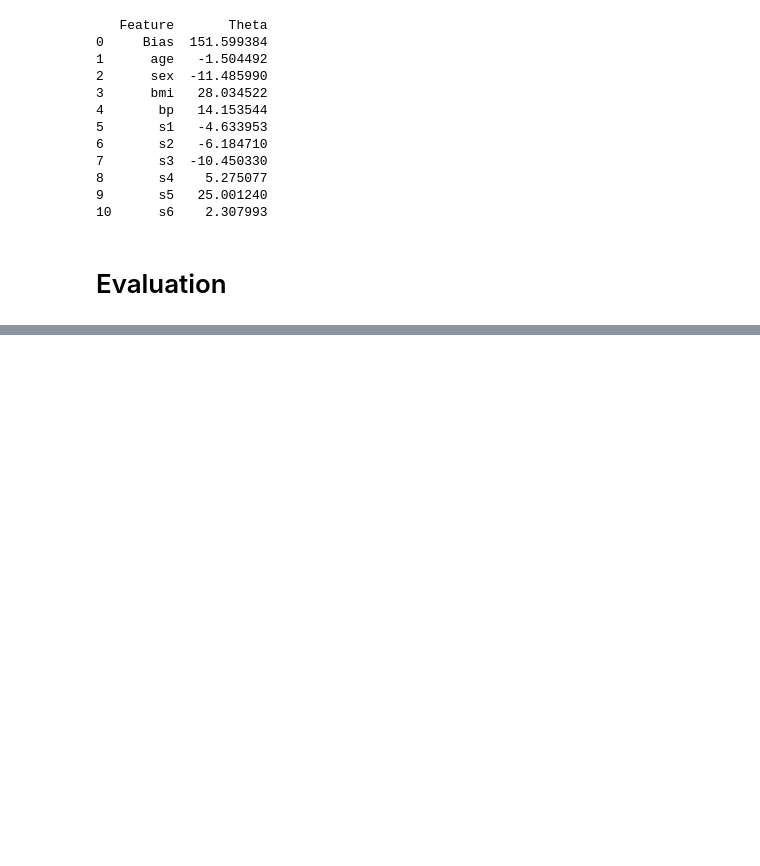
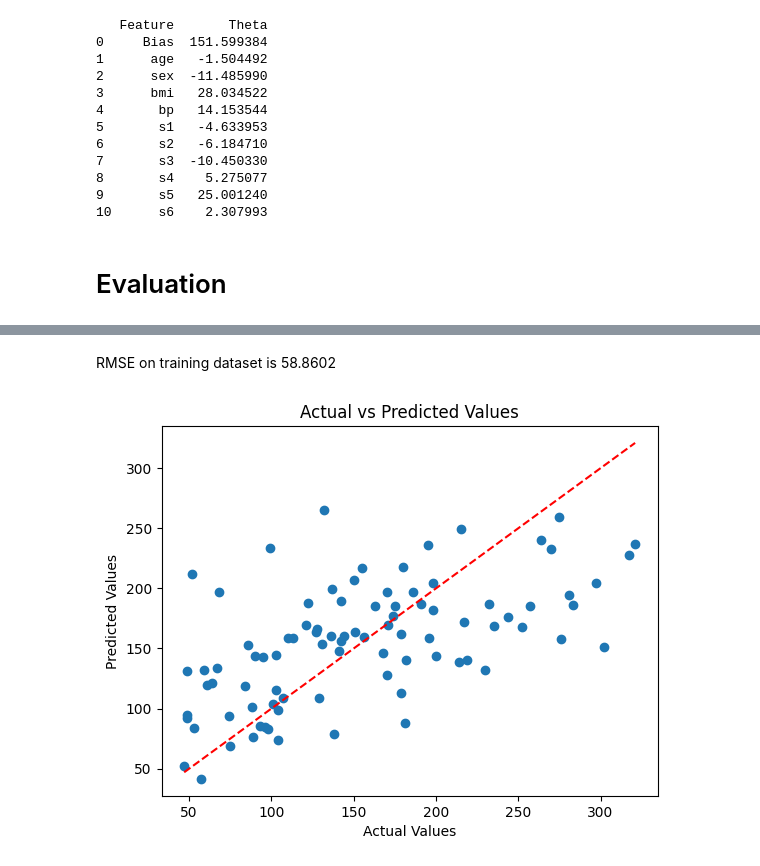
Before and after one commit to vadimegorov13/linear-regression-gradient-descent-diabetes, a Jupyter notebook: multiple_linear_regression.ipynb, the cells around one changed output, grey strips where cells are left out. Drawn from its saved outputs; the diff is of its cells as text; code cells hidden in the pictures; blank space fills up the shorter version.

```diff
--- a/multiple_linear_regression.ipynb
+++ b/multiple_linear_regression.ipynb
@@ -146,0 +209,12 @@ print(theta_table)
+# %% [markdown]
+RMSE on training dataset is 58.8602
+# %%
+# Plot predicted vs actual values
+plt.scatter(y_test, y_pred)
+plt.xlabel('Actual Values')
+plt.ylabel('Predicted Values')
+plt.title('Actual vs Predicted Values')
+plt.plot([y_test.min(), y_test.max()], [y_test.min(), y_test.max()], 'r--')
+plt.show()
+# %% [output]
+[figure, added]
```
Also changed, not shown: parts of 8 cells of this notebook.
